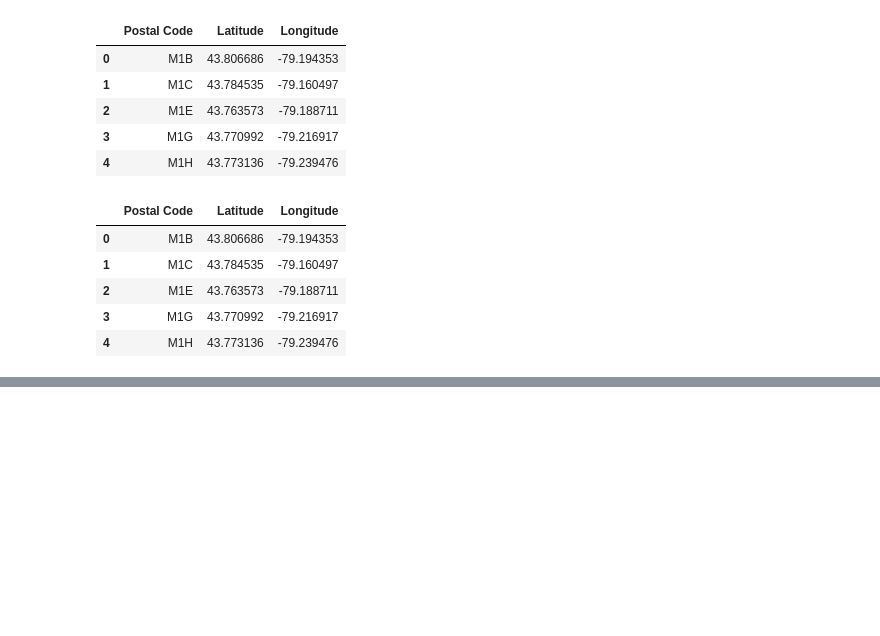
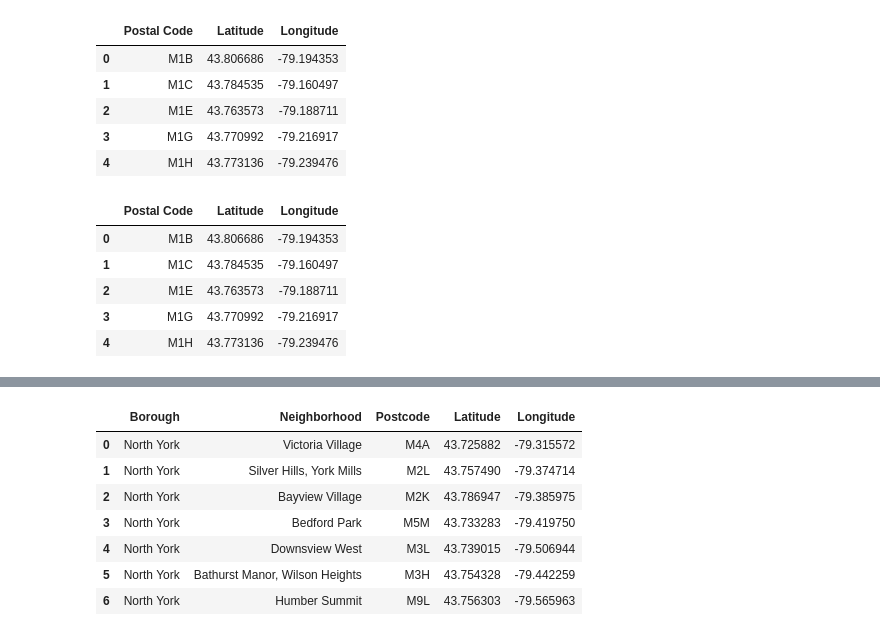
Before and after one commit to RaviSinghIBM/DataScience, a Jupyter notebook: Segmenting and Clustering Toronto.ipynb, the cells around one changed output, grey strips where cells are left out. Cells and saved outputs as stored; diff of their text form; code cells hidden in the pictures; blank space fills up the shorter version.

```diff
--- a/Segmenting and Clustering Toronto.ipynb
+++ b/Segmenting and Clustering Toronto.ipynb
@@ -155,0 +172,12 @@ df_toronto.head()
+# %%
+borough_data = df_toronto[df_toronto['Borough'] == 'North York'].reset_index(drop=True)
+borough_data.head(7)
+# %% [output]
+|  | Borough | Neighborhood | Postcode | Latitude | Longitude |
+| 0 | North York | Victoria Village | M4A | 43.725882 | -79.315572 |
+| 1 | North York | Silver Hills, York Mills | M2L | 43.757490 | -79.374714 |
+| 2 | North York | Bayview Village | M2K | 43.786947 | -79.385975 |
+| 3 | North York | Bedford Park | M5M | 43.733283 | -79.419750 |
+| 4 | North York | Downsview West | M3L | 43.739015 | -79.506944 |
+| 5 | North York | Bathurst Manor, Wilson Heights | M3H | 43.754328 | -79.442259 |
+| 6 | North York | Humber Summit | M9L | 43.756303 | -79.565963 |
```
Also changed, not shown: parts of 5 cells of this notebook.
